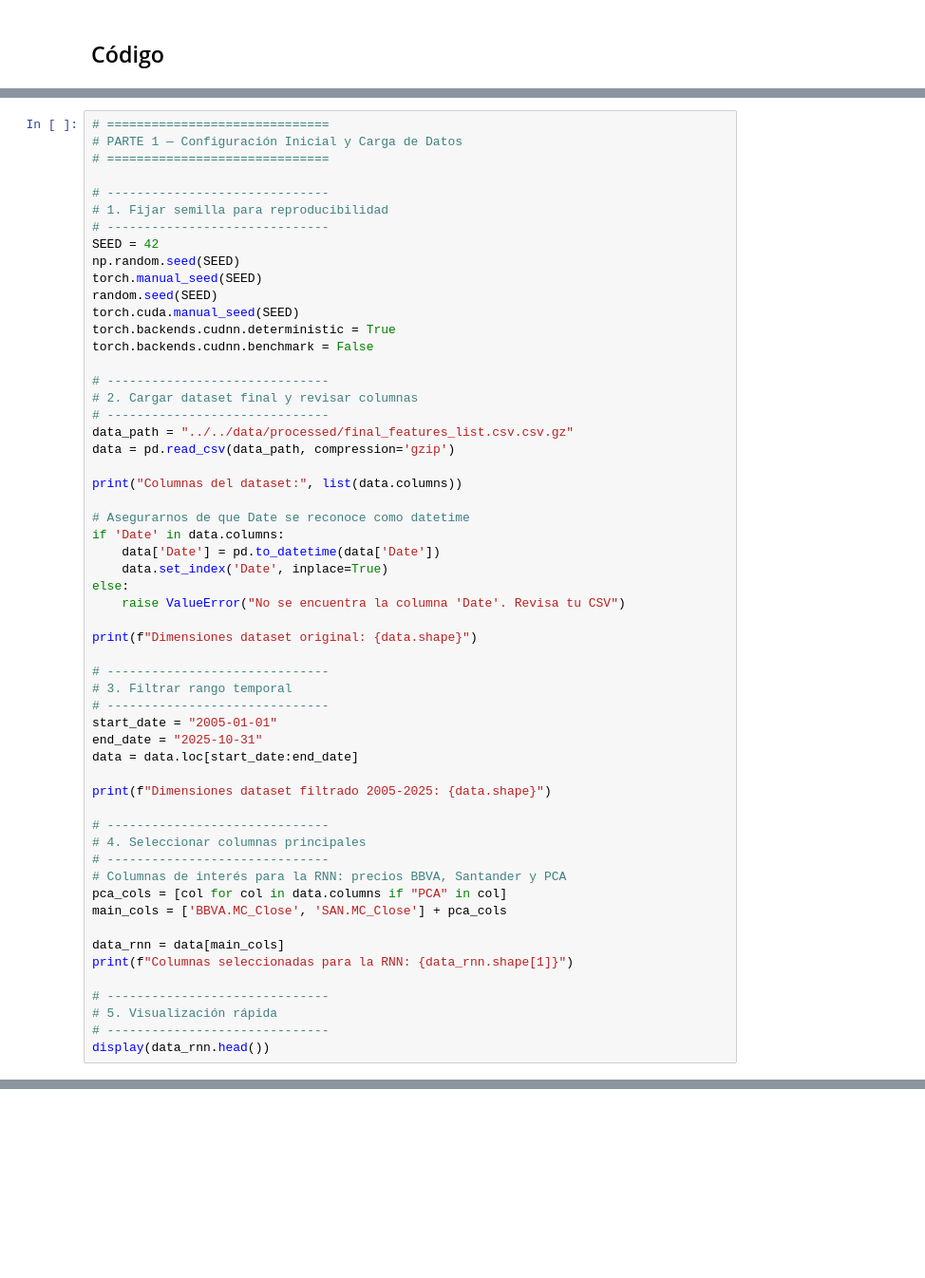
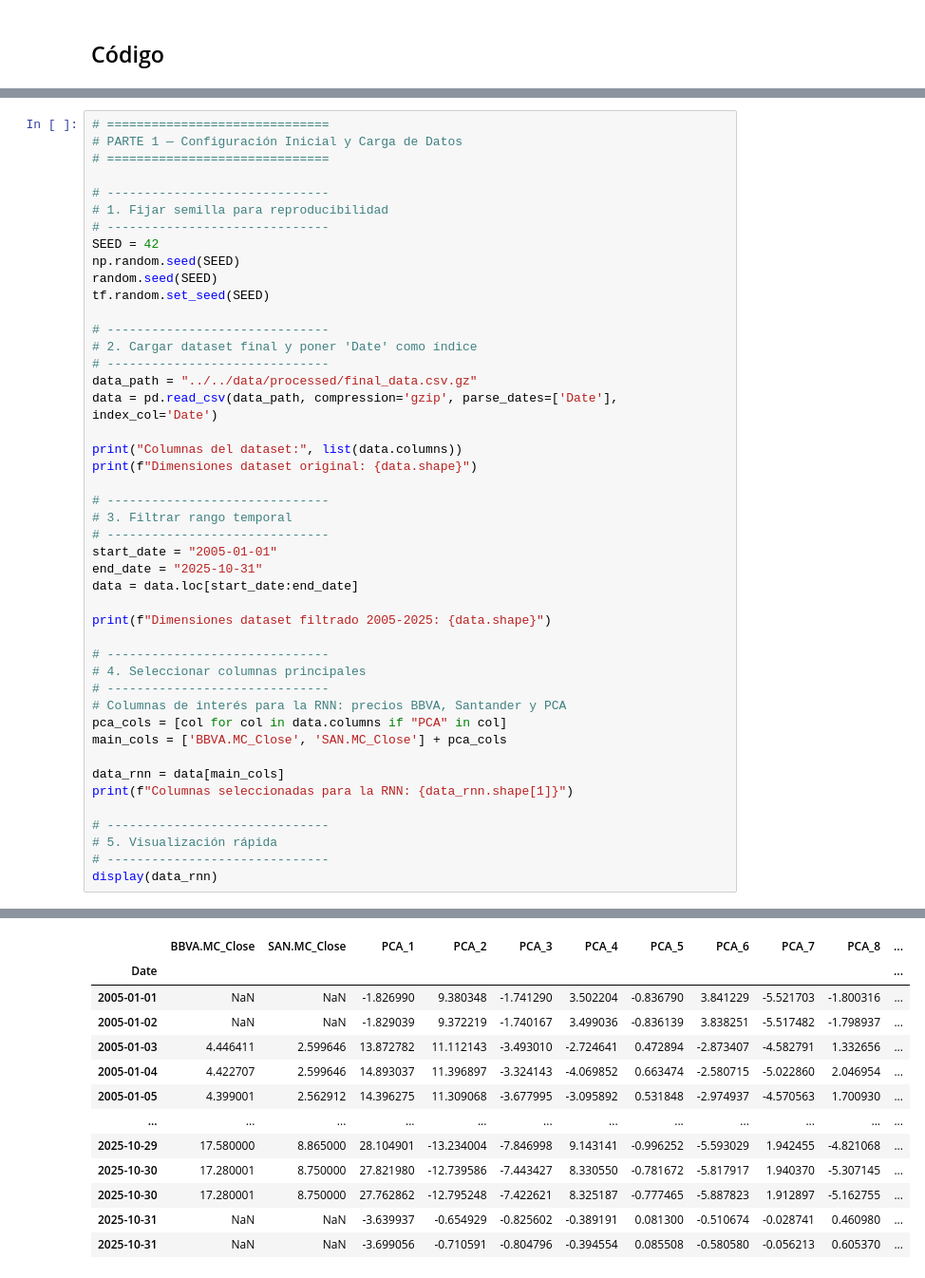
Before and after one commit to alejandromtnz/RNN-Prediccion_acciones, a Jupyter notebook: notebooks/RNN/fase7.ipynb, the cells around one changed output, grey strips where cells are left out. Shown at 95% size. Cells and saved outputs as stored; diff of their text form; blank space fills up the shorter version.

```diff
--- a/notebooks/RNN/fase7.ipynb
+++ b/notebooks/RNN/fase7.ipynb
@@ -169,27 +176,16 @@ from IPython.display import display
 # ------------------------------
 SEED = 42
 np.random.seed(SEED)
-torch.manual_seed(SEED)
 random.seed(SEED)
-torch.cuda.manual_seed(SEED)
-torch.backends.cudnn.deterministic = True
-torch.backends.cudnn.benchmark = False
+tf.random.set_seed(SEED)
 
 # ------------------------------
-# 2. Cargar dataset final y revisar columnas
+# 2. Cargar dataset final y poner 'Date' como índice
 # ------------------------------
-data_path = "../../data/processed/final_features_list.csv.csv.gz"
-data = pd.read_csv(data_path, compression='gzip')
+data_path = "../../data/processed/final_data.csv.gz"
+data = pd.read_csv(data_path, compression='gzip', parse_dates=['Date'], index_col='Date')
 
 print("Columnas del dataset:", list(data.columns))
-
-# Asegurarnos de que Date se reconoce como datetime
-if 'Date' in data.columns:
-    data['Date'] = pd.to_datetime(data['Date'])
-    data.set_index('Date', inplace=True)
-else:
-    raise ValueError("No se encuentra la columna 'Date'. Revisa tu CSV")
-
 print(f"Dimensiones dataset original: {data.shape}")
 
 # ------------------------------
@@ -214,5 +210,5 @@ print(f"Columnas seleccionadas para la RNN: {data_rnn.shape[1]}")
 # ------------------------------
 # 5. Visualización rápida
 # ------------------------------
-display(data_rnn.head())
+display(data_rnn)
 # %% [output]
@@ -219,0 +219,13 @@ FileNotFoundError: [Errno 2] No such file or directory: '../../data/processed/fi
+|  | BBVA.MC_Close | SAN.MC_Close | PCA_1 | PCA_2 | PCA_3 | PCA_4 | PCA_5 | PCA_6 | PCA_7 | PCA_8 | ... |
+| Date |  |  |  |  |  |  |  |  |  |  | ... |
+| 2005-01-01 | NaN | NaN | -1.826990 | 9.380348 | -1.741290 | 3.502204 | -0.836790 | 3.841229 | -5.521703 | -1.800316 | ... |
+| 2005-01-02 | NaN | NaN | -1.829039 | 9.372219 | -1.740167 | 3.499036 | -0.836139 | 3.838251 | -5.517482 | -1.798937 | ... |
+| 2005-01-03 | 4.446411 | 2.599646 | 13.872782 | 11.112143 | -3.493010 | -2.724641 | 0.472894 | -2.873407 | -4.582791 | 1.332656 | ... |
+| 2005-01-04 | 4.422707 | 2.599646 | 14.893037 | 11.396897 | -3.324143 | -4.069852 | 0.663474 | -2.580715 | -5.022860 | 2.046954 | ... |
+| 2005-01-05 | 4.399001 | 2.562912 | 14.396275 | 11.309068 | -3.677995 | -3.095892 | 0.531848 | -2.974937 | -4.570563 | 1.700930 | ... |
+| ... | ... | ... | ... | ... | ... | ... | ... | ... | ... | ... | ... |
+| 2025-10-29 | 17.580000 | 8.865000 | 28.104901 | -13.234004 | -7.846998 | 9.143141 | -0.996252 | -5.593029 | 1.942455 | -4.821068 | ... |
+| 2025-10-30 | 17.280001 | 8.750000 | 27.821980 | -12.739586 | -7.443427 | 8.330550 | -0.781672 | -5.817917 | 1.940370 | -5.307145 | ... |
+| 2025-10-30 | 17.280001 | 8.750000 | 27.762862 | -12.795248 | -7.422621 | 8.325187 | -0.777465 | -5.887823 | 1.912897 | -5.162755 | ... |
+| 2025-10-31 | NaN | NaN | -3.639937 | -0.654929 | -0.825602 | -0.389191 | 0.081300 | -0.510674 | -0.028741 | 0.460980 | ... |
+| 2025-10-31 | NaN | NaN | -3.699056 | -0.710591 | -0.804796 | -0.394554 | 0.085508 | -0.580580 | -0.056213 | 0.605370 | ... |
```
Also changed, not shown: parts of 3 cells of this notebook.
